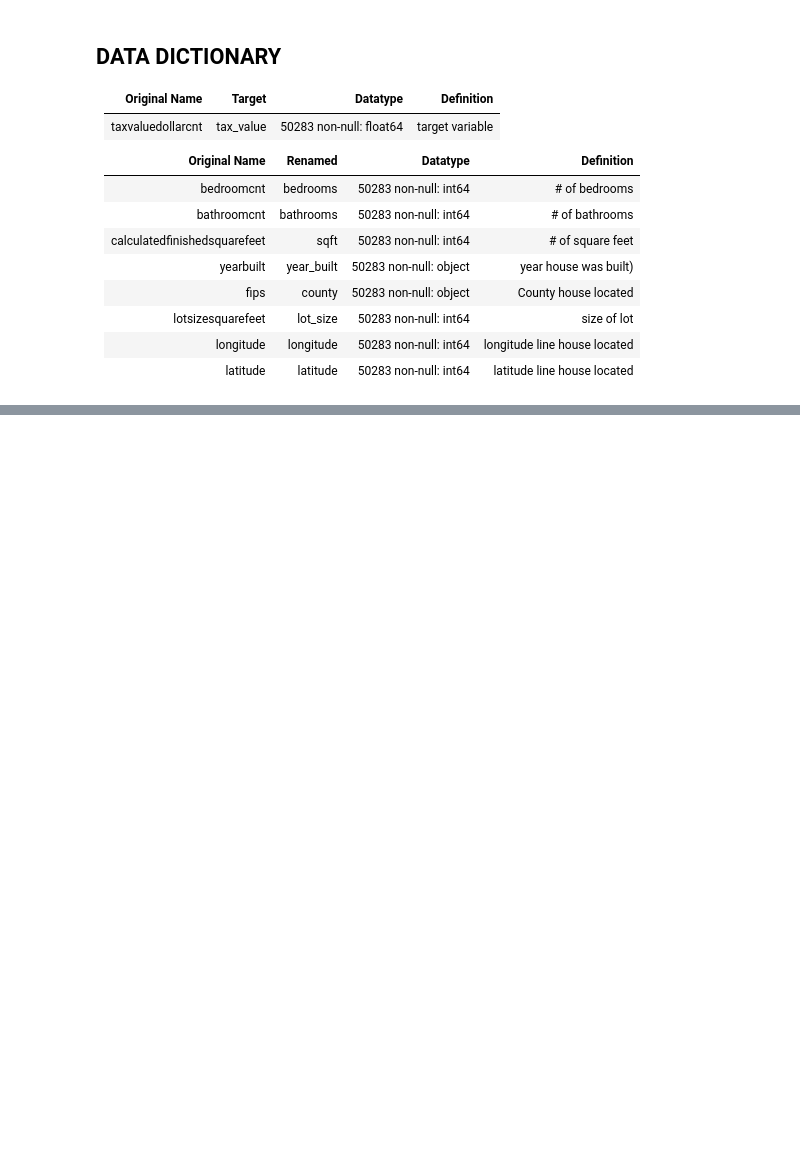
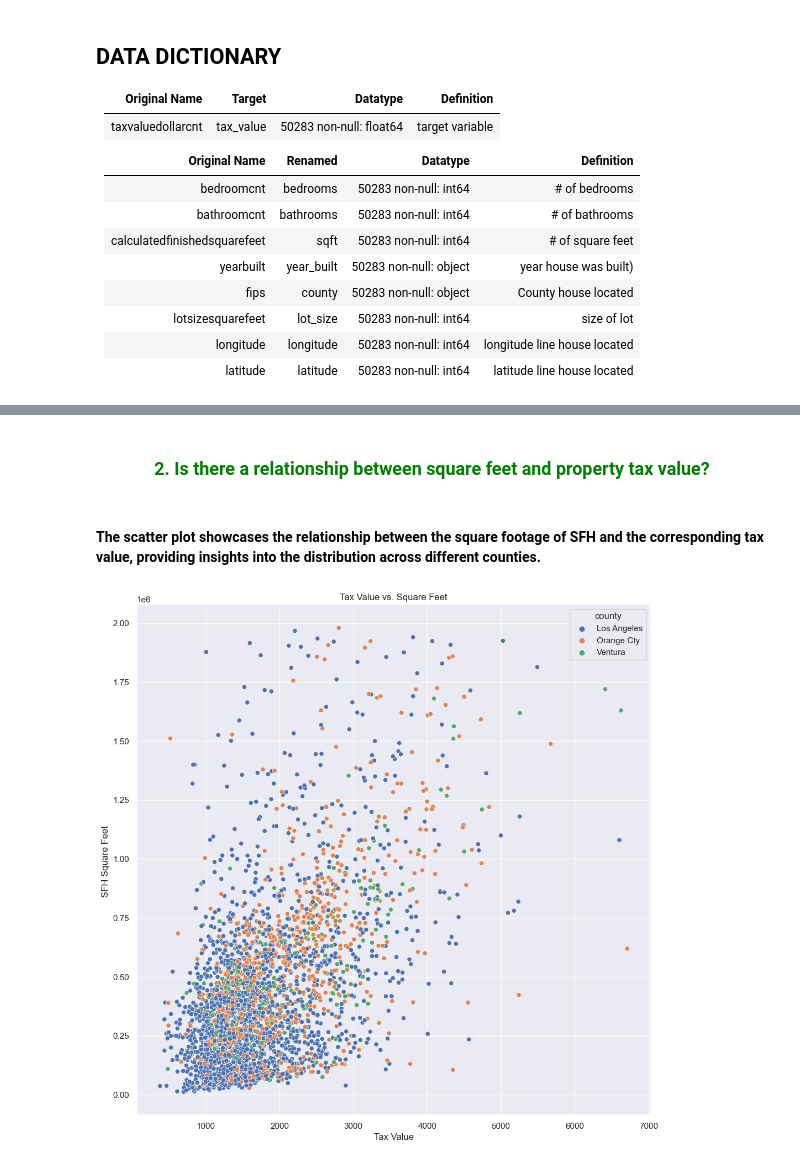
Before and after one commit to annie-carter/regression_project, a Jupyter notebook: final_report.ipynb, the cells around one changed output, grey strips where cells are left out. Cells and saved outputs as stored; diff of their text form; code cells hidden in the pictures; blank space fills up the shorter version.

```diff
--- a/final_report.ipynb
+++ b/final_report.ipynb
@@ -95,0 +138,9 @@ df = w.split_zillow(df)
+# %% [markdown]
+###   <div style="text-align: center;"><span style="color: green;"> 2. Is there a relationship between square feet and property tax value?
+# %% [markdown]
+#### The scatter plot showcases the relationship between the square footage of SFH and the corresponding tax value, providing insights into the distribution across different counties.
+# %%
+# Visual relationship between square feet and County tax values
+e.sqft_scat(train)
+# %% [output]
+[figure, added]
```
Also changed, not shown: parts of 43 cells of this notebook, 4 other files.
